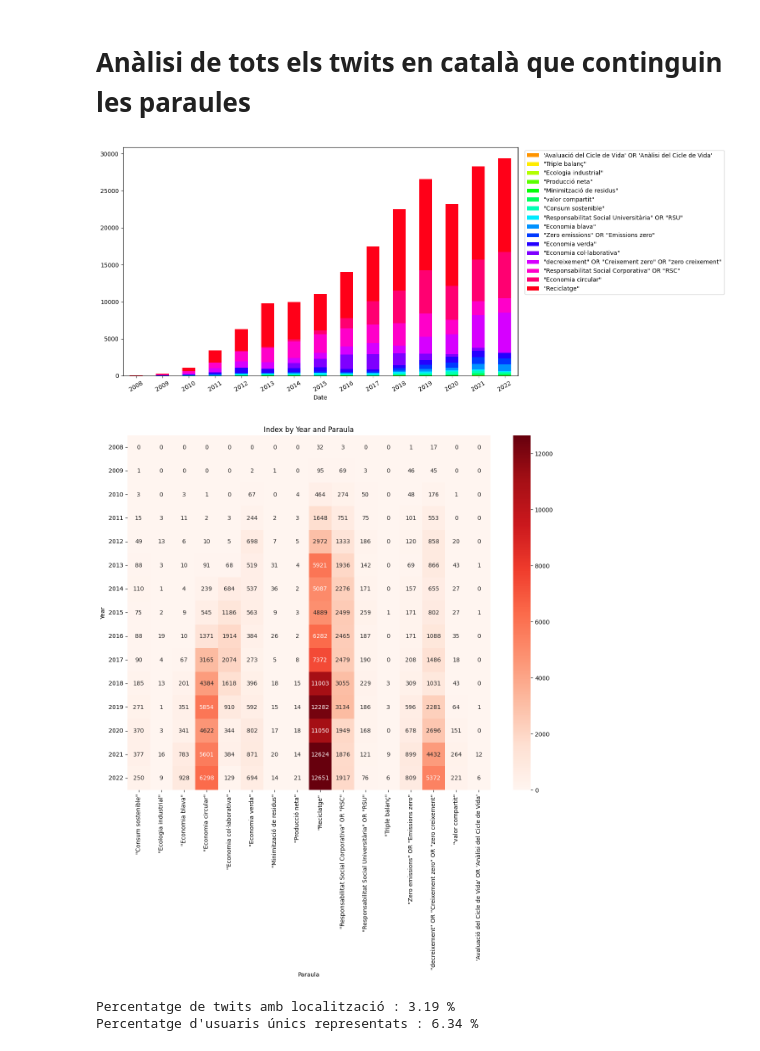
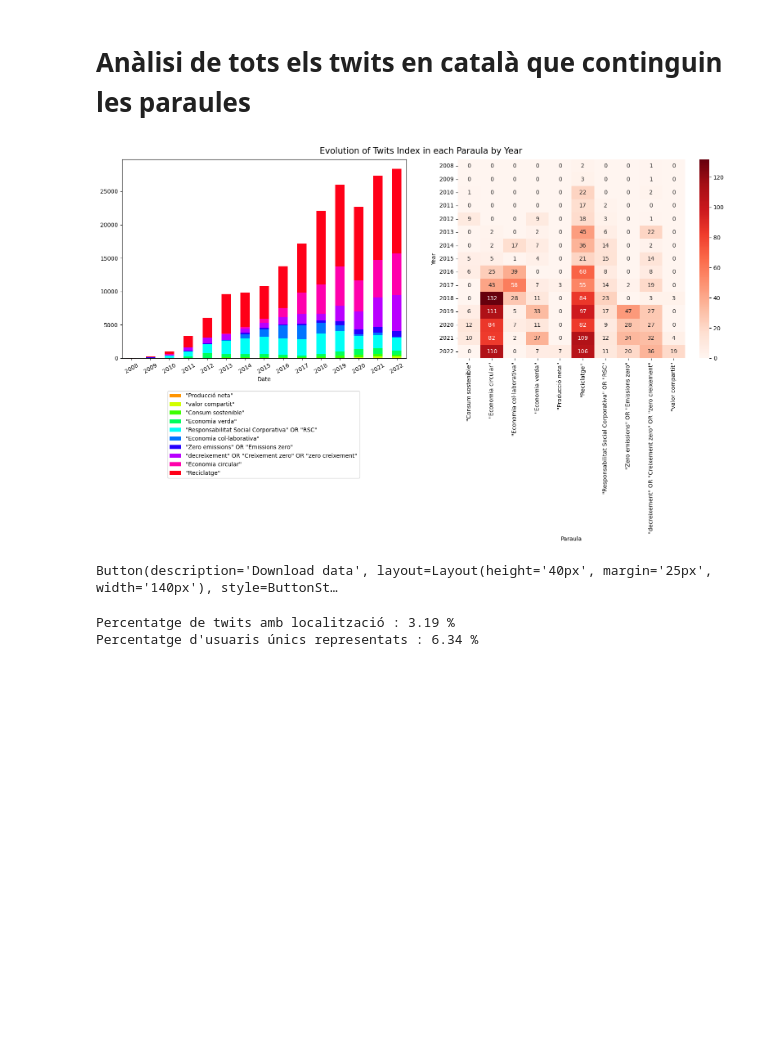
Before and after one commit to AlbertRoca29/EconomiaCircular, a Jupyter notebook: Script_exploració.ipynb, the cells around one changed output. Drawn from its saved outputs; the diff is of its cells as text; code cells hidden in the pictures; blank space fills up the shorter version.

```diff
--- a/Script_exploració.ipynb
+++ b/Script_exploració.ipynb
@@ -233,39 +306,45 @@ for j,group in enumerate(np.unique(T['Grup'])):
 T_All['Date'] = pd.to_datetime(T_All['Date'],errors='coerce')
 # %%
 #@title Evolució del nombre de Twits Index en cada paraula per any
-plt.figure(figsize=(12,7))
+fig, ax = plt.subplots(figsize=(16,10), ncols=2)
+fig.subplots_adjust(wspace=0.45)
 hsv = plt.get_cmap('hsv')
-colors = hsv(np.linspace(0.1, 1, len(np.unique(T_All['Paraula']))))
+colors = hsv(np.linspace(0.1, 1, len(np.unique(T['Paraula']))))
 bot = T_All.groupby(pd.Grouper(key='Date', freq='Y'))['Index'].sum()
 bot -= bot
 zero = bot.copy()
 
-for i, paraula in enumerate(list(T_All['Paraula'].value_counts().sort_values().keys())):
+fig.suptitle('Evolution of Twits Index in each Paraula by Year', fontsize=15)
+
+
+for i, paraula in enumerate(list(T['Paraula'].value_counts().sort_values().keys())):
     T_p = T_All[T_All['Paraula']==paraula]
     year = (zero + T_p.groupby(pd.Grouper(key='Date', freq='Y'))['Index'].sum()).fillna(0)
-    year.plot(kind='bar',color=colors[i],label=paraula,bottom=bot)
+    year.plot(kind='bar', color=colors[i], label=paraula, bottom=bot, ax=ax[0])
     bot += year
-    plt.legend(bbox_to_anchor=(1.01, 1.0), loc='upper left')
-plt.xticks(np.arange(15), np.arange(2008,2023),rotation=30)
+    ax[0].legend(bbox_to_anchor=(0.15, -0.15),fontsize="10" ,loc='upper left')
+ax[0].set_xticks(np.arange(15))
+ax[0].set_xticklabels(np.arange(2008, 2023), rotation=30)
+
+# plot 2: heatmap
+pivot = pd.pivot_table(T, index=pd.Grouper(key='Date', freq='Y'), columns='Paraula', values='Index', aggfunc=np.sum).fillna(0)
+
+sns.heatmap(pivot, cmap='Reds', annot=True, fmt='.0f', ax=ax[1])
+
+
+
+ax[1].set_xlabel('Paraula')
+ax[1].set_ylabel('Year')
+ax[1].yaxis.set_ticklabels(pivot.index.strftime('%Y'))
+
+# adjust layout
+plt.tight_layout()
 plt.show()
 
-
-pivot = pd.pivot_table(T_All, index=pd.Grouper(key='Date', freq='Y'), columns='Paraula', values='Index', aggfunc=np.sum).fillna(0)
-
-
-plt.figure(figsize=(14, 11))
-sns.heatmap(pivot, cmap='Reds', annot=True, fmt='.0f')
-plt.title('Index by Year and Paraula')
-plt.xlabel('Paraula')
-plt.ylabel('Year')
-plt.gca().yaxis.set_ticklabels(pivot.index.strftime('%Y'))
-plt.show()
-
-
-# display(pivot)
+button_download_df(pivot,'Twits_Paraula_Year_ALL')
 # %% [output]
-[figure, old version]
+[figure, new version]
-[figure, removed]
+Button(description='Download data', layout=Layout(height='40px', margin='25px', width='140px'), style=ButtonSt…
 # %%
 #@title Percentatge de twits amb localització
 
```
Also changed, not shown: parts of 7 cells of this notebook.
